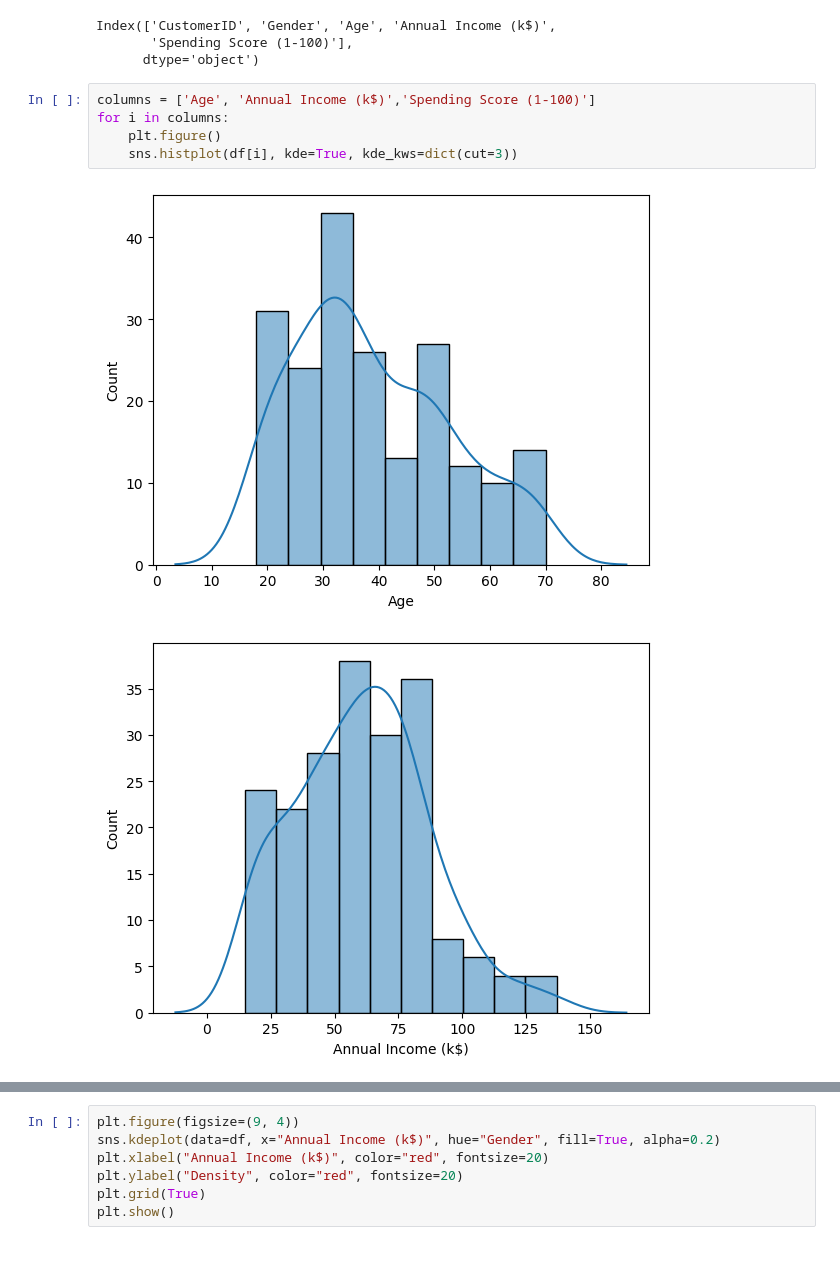
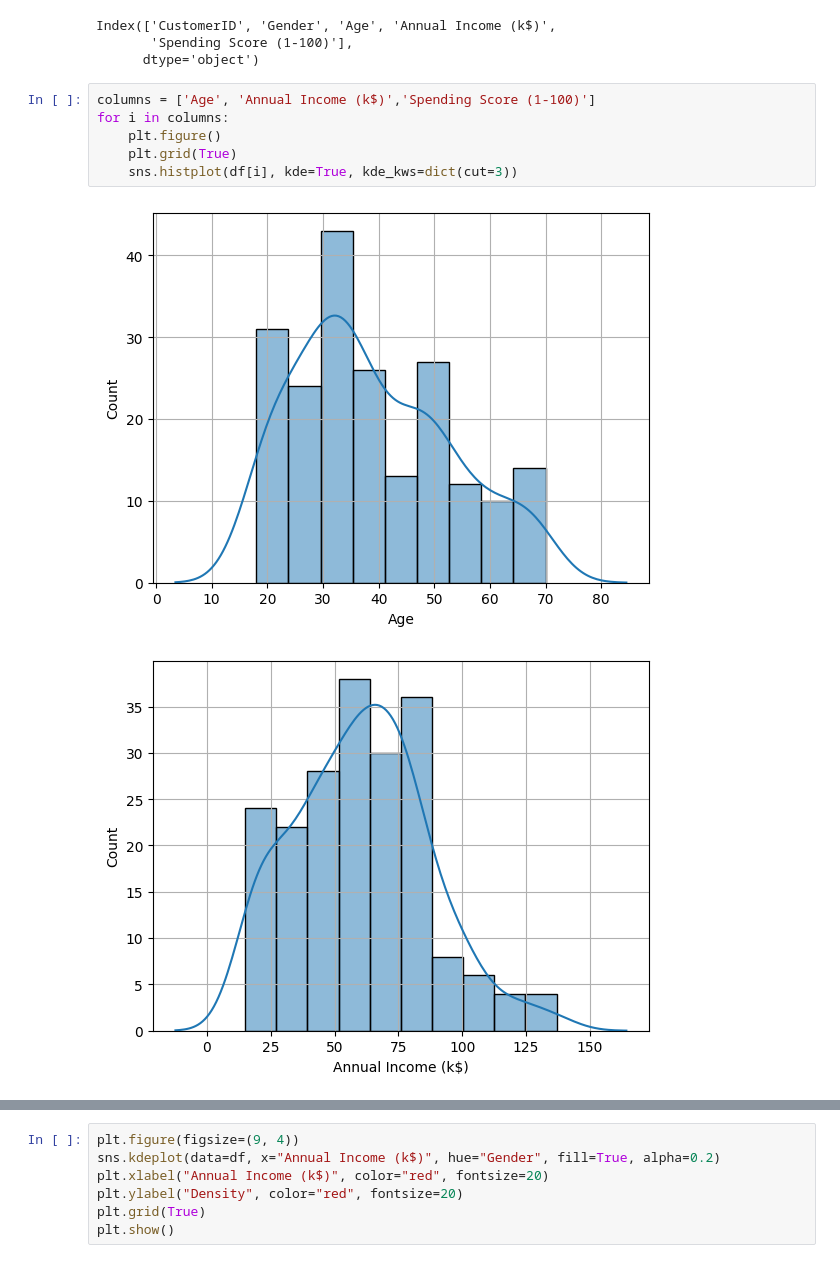
Before and after one commit to EddyGiusepe/Learning_Class_in_Python, a Jupyter notebook: K-Means_Mall_Clustering_Project/K-Means_Mall_Clustering.ipynb, the cells around one changed output, grey strips where cells are left out. Cells and saved outputs as stored; diff of their text form.

```diff
--- a/K-Means_Mall_Clustering_Project/K-Means_Mall_Clustering.ipynb
+++ b/K-Means_Mall_Clustering_Project/K-Means_Mall_Clustering.ipynb
@@ -68,8 +93,9 @@ Index(['CustomerID', 'Gender', 'Age', 'Annual Income (k$)',
 # %%
 columns = ['Age', 'Annual Income (k$)','Spending Score (1-100)']
 for i in columns:
     plt.figure()
+    plt.grid(True)
     sns.histplot(df[i], kde=True, kde_kws=dict(cut=3))
 # %% [output]
-[figure, old version]
+[figure, new version]
-[figure, old version]
+[figure, new version]
```
Also changed, not shown: parts of 10 cells of this notebook.
